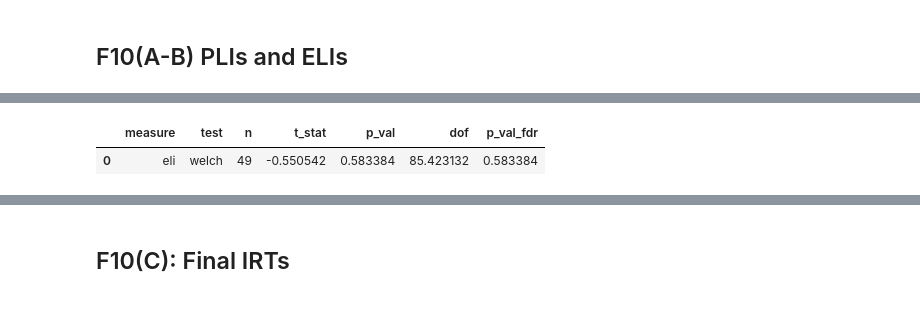
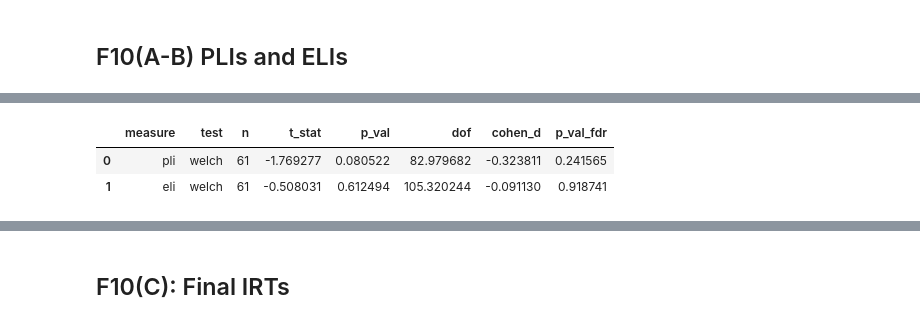
Before and after one commit to pennmem/RecallInitiation2026, a Jupyter notebook: analyses_prolific.ipynb, the cells around one changed output, grey strips where cells are left out. Drawn from its saved outputs; the diff is of its cells as text; code cells hidden in the pictures.

```diff
--- a/analyses_prolific.ipynb
+++ b/analyses_prolific.ipynb
@@ -735,8 +714,9 @@ Primacy PLI: 0.20588235294117646
 # %%
-stat_tests.condition_contrast(plieli_df, ['eli'], paired=False)
+stat_tests.condition_contrast(plieli_df, ['pli','eli'], paired=False)
 # %% [output]
-|  | measure | test | n | t_stat | p_val | dof | p_val_fdr |
-| 0 | eli | welch | 49 | -0.550542 | 0.583384 | 85.423132 | 0.583384 |
+|  | measure | test | n | t_stat | p_val | dof | cohen_d | p_val_fdr |
+| 0 | pli | welch | 61 | -1.769277 | 0.080522 | 82.979682 | -0.323811 | 0.241565 |
+| 1 | eli | welch | 61 | -0.508031 | 0.612494 | 105.320244 | -0.091130 | 0.918741 |
 # %%
 pli_eli.pli_plot_by_session(plieli_df, path=f'figures/10a_pli.pdf')
 # %% [output]
```
Also changed, not shown: parts of 76 cells of this notebook.
